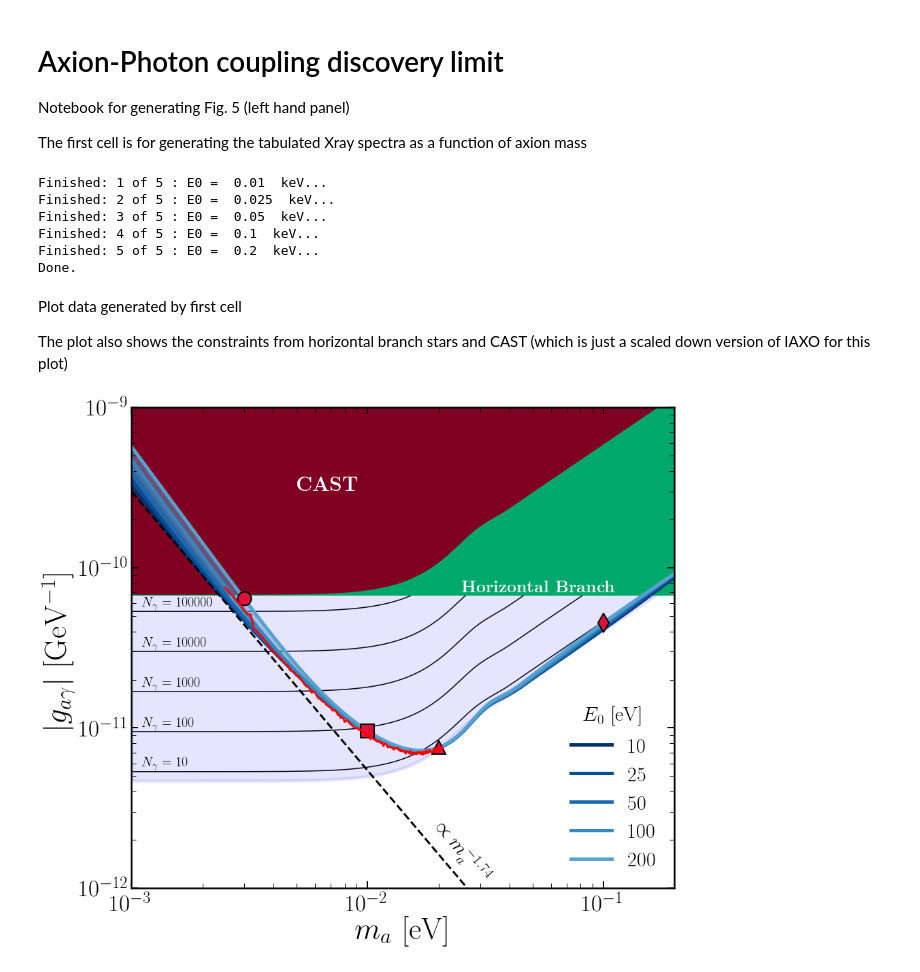
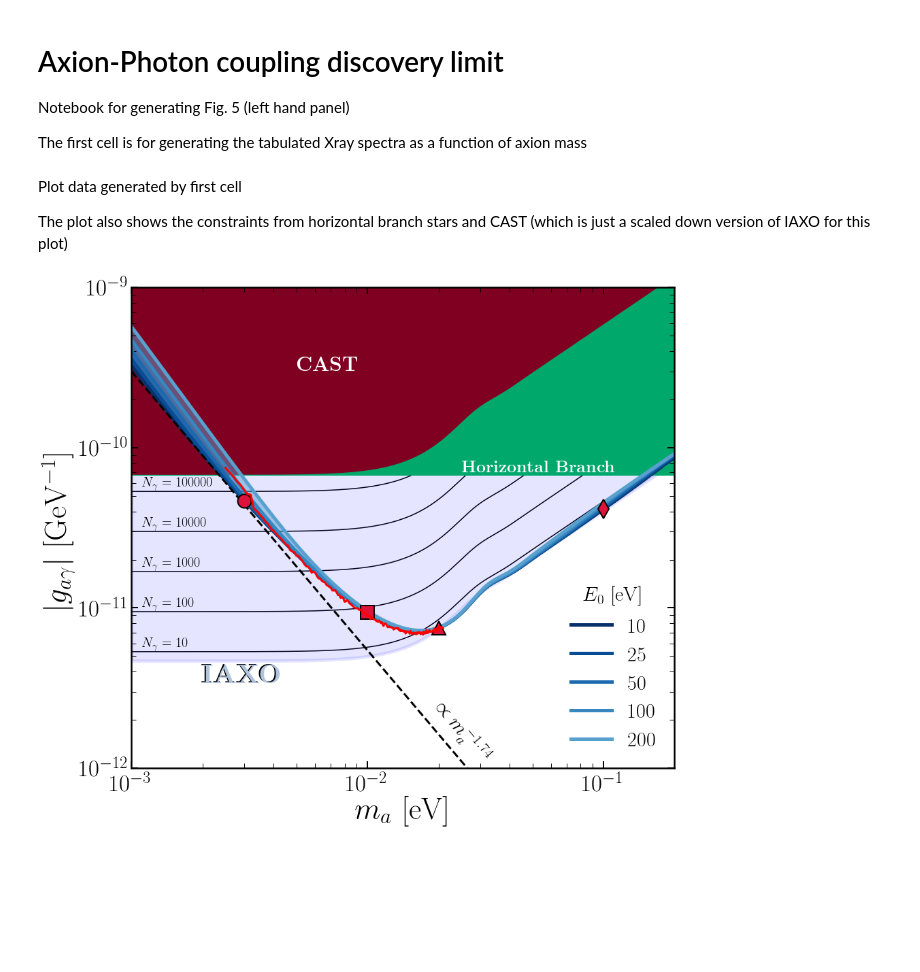
Before and after one commit to cajohare/IAXOmass, a Jupyter notebook: code/plot_MassDiscovery_Photon.ipynb, the cells around one changed output. Drawn from its saved outputs; the diff is of its cells as text; code cells hidden in the pictures; blank space fills up the shorter version.

```diff
--- a/code/plot_MassDiscovery_Photon.ipynb
+++ b/code/plot_MassDiscovery_Photon.ipynb
@@ -25,32 +25,31 @@ E_max = 20.0 # Max energy (20 keV for photon, 10 keV for electron)
 nE_bins = 300 # Number of bins (needs to be >100 to get good results)
 E0_vals = 1.0e-3*array([10,25,50,100,200]) # Range of energy resolutions for the plot
 nE0_vals = size(E0_vals)
-DL = zeros(shape=(nE0_vals,n_DL))
-
-# Loop over energy resolutions
-for i in range(0,nE0_vals):
-    E0 = E0_vals[i]
-    # Generate data tables
-    # E_bins = centres of energy bins
-    # R1_tab = data table for axion masses in mvals
-    # R0 = table for massless axion
-    E_bins,R1_tab,R0 = AxionFuncs.BinnedPhotonNumberTable(m_vals,E0,E_max,nE_bins,coupling=gname,nfine=10,res_on=True)
-
-    # Generate discovery limits along mass values m_DL_vals
-    DL[i,:] = Like.MassDiscoveryLimit_Simple(m_vals,R1_tab,R0,m_DL_vals)
-
-    # For E0==50 generate IAXO sensitivity (corresponds to N_obs=5.9)
-    if i==3:
-        IAXO = Like.ConstantObsNumberLine(5.9,m_DL_vals,m_vals,R1_tab)
-    print 'Finished:',i+1,'of',nE0_vals,': E0 = ',E0,' keV...'
-print 'Done.'
+dat = loadtxt("../my_data/MassDiscoveryLimit_Photon.txt")
+DL = dat[1:,:]
+E_bins,R1_tab,R0 = AxionFuncs.BinnedPhotonNumberTable(m_vals,50.0e-3,E_max,nE_bins,coupling=gname,nfine=10,res_on=False)
+IAXO = Like.ConstantObsNumberLine(5.9,m_DL_vals,m_vals,R1_tab)
-# %% [output]
-Finished: 1 of 5 : E0 =  0.01  keV...
-Finished: 2 of 5 : E0 =  0.025  keV...
-Finished: 3 of 5 : E0 =  0.05  keV...
-Finished: 4 of 5 : E0 =  0.1  keV...
-Finished: 5 of 5 : E0 =  0.2  keV...
-Done.
+# %%
+# ONLY RUN THIS CELL IF YOU WANT TO RERUN THE TABULATED PHOTON DATA (Takes quite a bit if the precision is high)
+
+DL = zeros(shape=(nE0_vals,n_DL))
+# Loop over energy resolutions
+for i in range(0,nE0_vals):
+    E0 = E0_vals[i]
+    # Generate data tables
+    # E_bins = centres of energy bins
+    # R1_tab = data table for axion masses in mvals
+    # R0 = table for massless axion
+    E_bins,R1_tab,R0 = AxionFuncs.BinnedPhotonNumberTable(m_vals,E0,E_max,nE_bins,coupling=gname,nfine=10,res_on=True)
+
+    # Generate discovery limits along mass values m_DL_vals
+    DL[i,:] = Like.MassDiscoveryLimit_Simple(m_vals,R1_tab,R0,m_DL_vals)
+
+    # For E0==50 generate IAXO sensitivity (corresponds to N_obs=5.9)
+    if i==3:
+        IAXO = Like.ConstantObsNumberLine(5.9,m_DL_vals,m_vals,R1_tab)
+    print 'Finished:',i+1,'of',nE0_vals,': E0 = ',E0,' keV...'
+print 'Done.'
 # %% [markdown]
 Plot data generated by first cell
 
@@ -69,6 +68,8 @@ ymax = 1e-9
 
 # Plot IAXO limit
 plt.fill_between(m_DL_vals,IAXO,y2=ymax,edgecolor="Blue",facecolor="Blue",alpha=0.1,linewidth=5)
+plt.text(1.98e-3,3.44e-12,r"{\bf IAXO}",fontsize=40)
+plt.text(2e-3,3.4e-12,r"{\bf IAXO}",color="lightsteelblue",fontsize=40)
 
 # Plot constant event numbers lines
 for Ngamma in [10,100,1000,10000,100000]:
@@ -110,34 +111,31 @@ for i in range(0,size(mp)):
     plt.plot(mp[i],DLp[i],markerz[i],color='Crimson',markersize=20,markeredgecolor='k',markeredgewidth=2)
 
 # Load in MC data
 dat = loadtxt('../my_data/MonteCarlo/Graph_gagg_res010_threshold100_eff.txt')
 plt.loglog(dat[:,0],dat[:,1],'r-',linewidth=3)
 
 # Plot KSVZ line
 #plt.plot(m_DL_vals,2e-10*1.92*m_DL_vals,'k-',linewidth=3,zorder=0)
 
 # Style
 plt.xlim([m_DL_vals[0],m_DL_vals[-1]])
 plt.ylim([ymin,ymax])
 plt.xticks(fontsize=35)
 plt.yticks(fontsize=35)
 ax.tick_params(which='major',direction='in',width=2,length=10,right=True,top=True)
 ax.tick_params(which='minor',direction='in',width=1,length=7,right=True,top=True)
 ax.tick_params(axis='x', which='major', pad=10)
 plt.xlabel(r"$m_a$ [eV]",fontsize=45)
 plt.ylabel(r"$|g_{a\gamma}|$ [GeV$^{-1}$]",fontsize=45)
 
 # Legend
 leg = plt.legend(fontsize=30,frameon=False,title=r'$E_0$ [eV]',loc="lower right")
 plt.setp(leg.get_title(),fontsize=30)
 
 # Show and save
 plt.show()
 fig.savefig('../plots/MassDiscoveryLimit_Photon.pdf',bbox_inches='tight')
 fig.savefig('../plots/plots_png/MassDiscoveryLimit_Photon.png',bbox_inches='tight') # Save for preview in README
 fig.savefig('MassDiscoveryLimit_Photon.pdf',bbox_inches='tight')
-
-# Save data for other plots
-savetxt("../my_data/MassDiscoveryLimit_Photon.txt",vstack((m_DL_vals,DL)))
 # %% [output]
-[figure, old version]
+[figure, new version]
```
Also changed, not shown: parts of 1 cell of this notebook, 9 other files.
